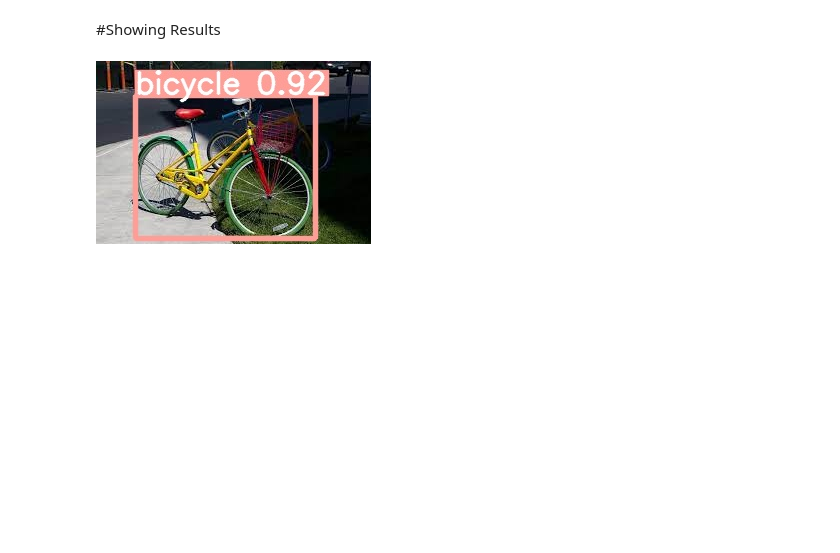
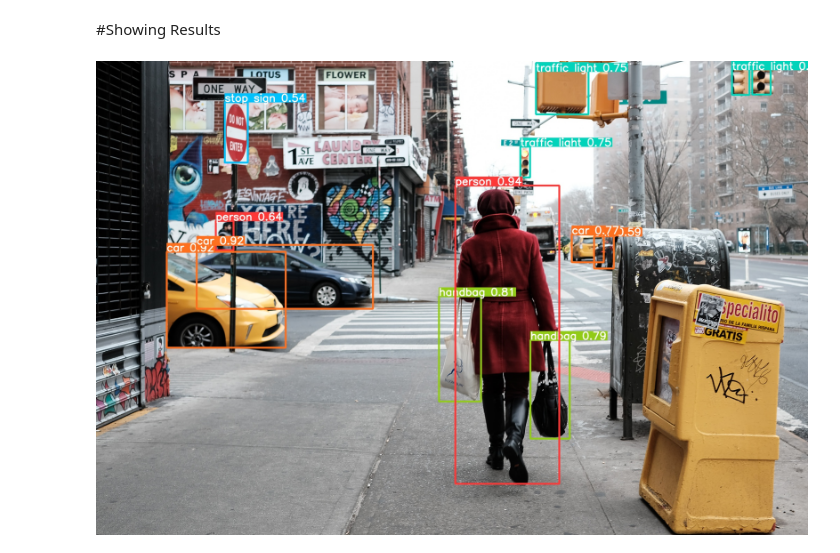
Before and after one commit to Gauth4m/Object-Detection-Project, a Jupyter notebook: Object_Detection_1.ipynb, the cells around one changed output. Cells and saved outputs as stored; diff of their text form; code cells hidden in the pictures; blank space fills up the shorter version.

```diff
--- a/Object_Detection_1.ipynb
+++ b/Object_Detection_1.ipynb
@@ -98,6 +98,6 @@ Results saved to runs/detect/exp9
 # %% [markdown]
 #Showing Results
 # %%
-Image('runs/detect/exp8/bicycle.jpeg')
+Image('runs/detect/exp13/street.jpg')
 # %% [output]
-[figure, old version]
+[figure, new version]
```
Also changed, not shown: parts of 1 cell of this notebook.
